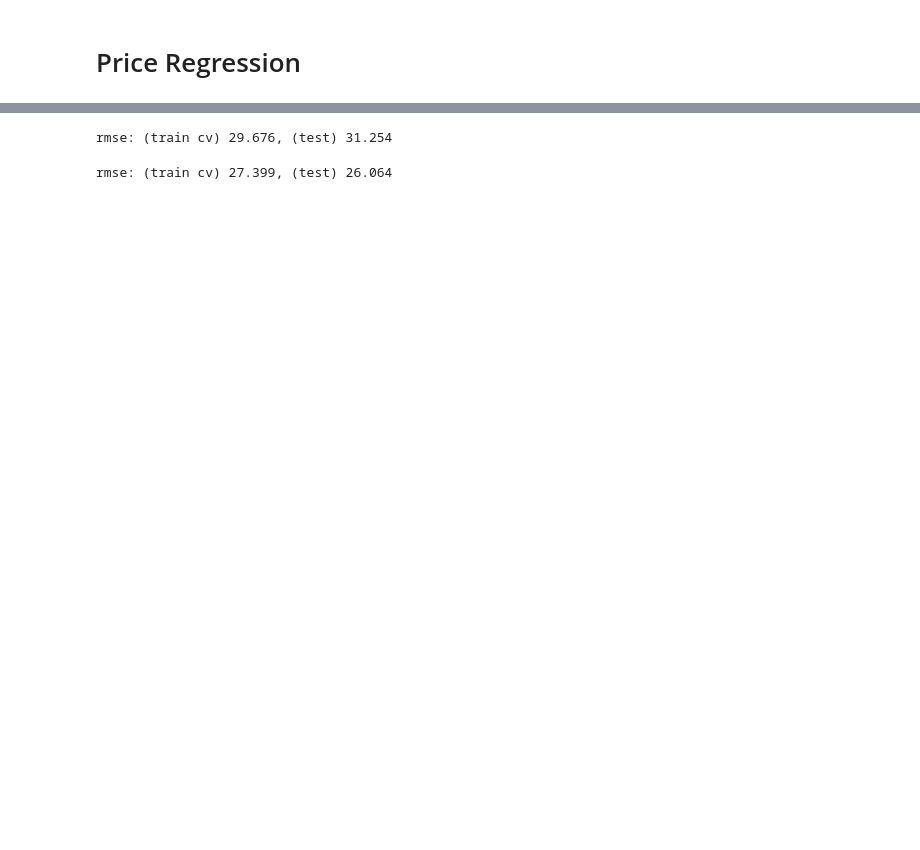
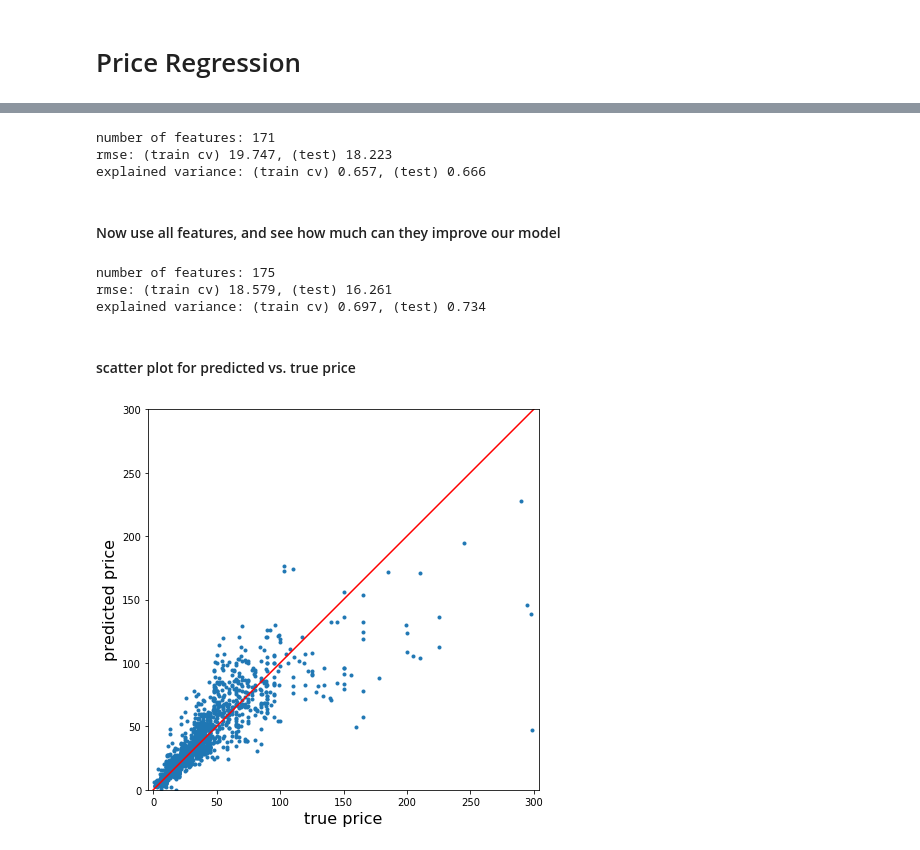
Before and after one commit to NoxMoon/inside_beauty, a Jupyter notebook: machine_learning/price_regression.ipynb, the cells around one changed output, grey strips where cells are left out. Cells and saved outputs as stored; diff of their text form; code cells hidden in the pictures; blank space fills up the shorter version.

Commit message:
price regression

```diff
--- a/machine_learning/price_regression.ipynb
+++ b/machine_learning/price_regression.ipynb
@@ -25,8 +28,5 @@ makeup_df = pd.read_csv('../data_cleaning/makeup_cleaned.csv')
 # merge skin-care, body-care and makeup table
 df = pd.concat([skin_care_df,body_care_df,makeup_df], sort=False).reset_index(drop=True)
 
-df = df.loc[df['price']<1000]
-
-df['count_extract'] = df['inactive_ingredient_list'].apply(count_pattern, pattern='extract')
-df['count_peptide'] = df['inactive_ingredient_list'].apply(count_pattern, pattern='peptide')
-df['count_oil'] = df['inactive_ingredient_list'].apply(count_pattern, pattern='oil')
+# drop outlier
+df = df.loc[df['price']<300].reset_index(drop=True)
@@ -36,3 +97,5 @@ meanenc_feats = ['product_category', 'brand', 'size_unit']
 gen_features = ['product_category_mean_encode', 'brand_mean_encode', 'size_num', 'size_unit_mean_encode']
 ingredient_features = ['n_inactive_ingredient','n_active_ingredient','active_mean_rating', 'inactive_mean_rating', 'inactive_mean_rating_w1','inactive_mean_rating_w2']
 ingredient_features += [f_ for f_ in df.columns.values if f_.find('count')>=0]
+ingredient_features += [f_ for f_ in df.columns.values if f_.find('_nmf_')>=0]
+ingredient_features += list(top_ingredients)
@@ -78,9 +154,35 @@ See the caveats in the documentation: http://pandas.pydata.org/pandas-docs/stabl
+# %%
+features = ingredient_features
+X_train, y_train = train[features], train[target]
+X_test, y_test = test[features], test[target]
+
+model = LGBMRegressor(n_estimators=200, max_depth=5, learning_rate=0.1, lambda_l2=0.1)
+y_train_pred = oof_preds(X_train.values, y_train.values, model, folds=folds, return_prob=False)
+
+model.fit(X_train, y_train)
+y_test_pred = model.predict(X_test)
+
+rmse_train = np.sqrt(mean_squared_error(y_train, y_train_pred))
+rmse_test = np.sqrt(mean_squared_error(y_test, y_test_pred))
+
+ev_train = explained_variance_score(y_train, y_train_pred)
+ev_test = explained_variance_score(y_test, y_test_pred)
+
+print("number of features:",len(features))
+print("rmse: (train cv) %.3f, (test) %.3f"%(rmse_train, rmse_test))
+print("explained variance: (train cv) %.3f, (test) %.3f"%(ev_train, ev_test))
+# %% [output]
+number of features: 171
+rmse: (train cv) 19.747, (test) 18.223
+explained variance: (train cv) 0.657, (test) 0.666
+# %% [markdown]
+#### Now use all features, and see how much can they improve our model
 # %%
-features = gen_features
+features = gen_features + ingredient_features
 X_train, y_train = train[features], train[target]
 X_test, y_test = test[features], test[target]
 
-model = XGBRegressor(n_estimators=200, max_depth=5, learning_rate=0.1)
+model = LGBMRegressor(n_estimators=200, max_depth=5, learning_rate=0.1, lambda_l2=0.1)
 y_train_pred = oof_preds(X_train.values, y_train.values, model, folds=folds, return_prob=False)
 
 model.fit(X_train, y_train)
@@ -89,23 +191,27 @@ y_test_pred = model.predict(X_test)
 rmse_train = np.sqrt(mean_squared_error(y_train, y_train_pred))
 rmse_test = np.sqrt(mean_squared_error(y_test, y_test_pred))
 
+ev_train = explained_variance_score(y_train, y_train_pred)
+ev_test = explained_variance_score(y_test, y_test_pred)
+
+print("number of features:",len(features))
 print("rmse: (train cv) %.3f, (test) %.3f"%(rmse_train, rmse_test))
+print("explained variance: (train cv) %.3f, (test) %.3f"%(ev_train, ev_test))
 # %% [output]
-rmse: (train cv) 29.676, (test) 31.254
+number of features: 175
+rmse: (train cv) 18.579, (test) 16.261
+explained variance: (train cv) 0.697, (test) 0.734
-# %%
-features = gen_features + ingredient_features
-X_train, y_train = train[features], train[target]
-X_test, y_test = test[features], test[target]
-
-model = XGBRegressor(n_estimators=200, max_depth=5, learning_rate=0.1)
-y_train_pred = oof_preds(X_train.values, y_train.values, model, folds=folds, return_prob=False)
-
-model.fit(X_train, y_train)
-y_test_pred = model.predict(X_test)
-
-rmse_train = np.sqrt(mean_squared_error(y_train, y_train_pred))
-rmse_test = np.sqrt(mean_squared_error(y_test, y_test_pred))
-
-print("rmse: (train cv) %.3f, (test) %.3f"%(rmse_train, rmse_test))
-# %% [output]
-rmse: (train cv) 27.399, (test) 26.064
+# %% [markdown]
+#### scatter plot for predicted vs. true price
+# %%
+plt.figure(figsize=(7,7))
+plt.scatter(y_test, y_test_pred, marker='.')
+plt.plot([0,300],[0,300],color='r')
+plt.axis('equal')
+plt.xlim(0,300)
+plt.ylim(0,300)
+plt.xlabel('true price',fontsize=16)
+plt.ylabel('predicted price',fontsize=16)
+plt.show()
+# %% [output]
+[figure, added]
```
Also changed, not shown: parts of 11 cells of this notebook, 6 other files.
